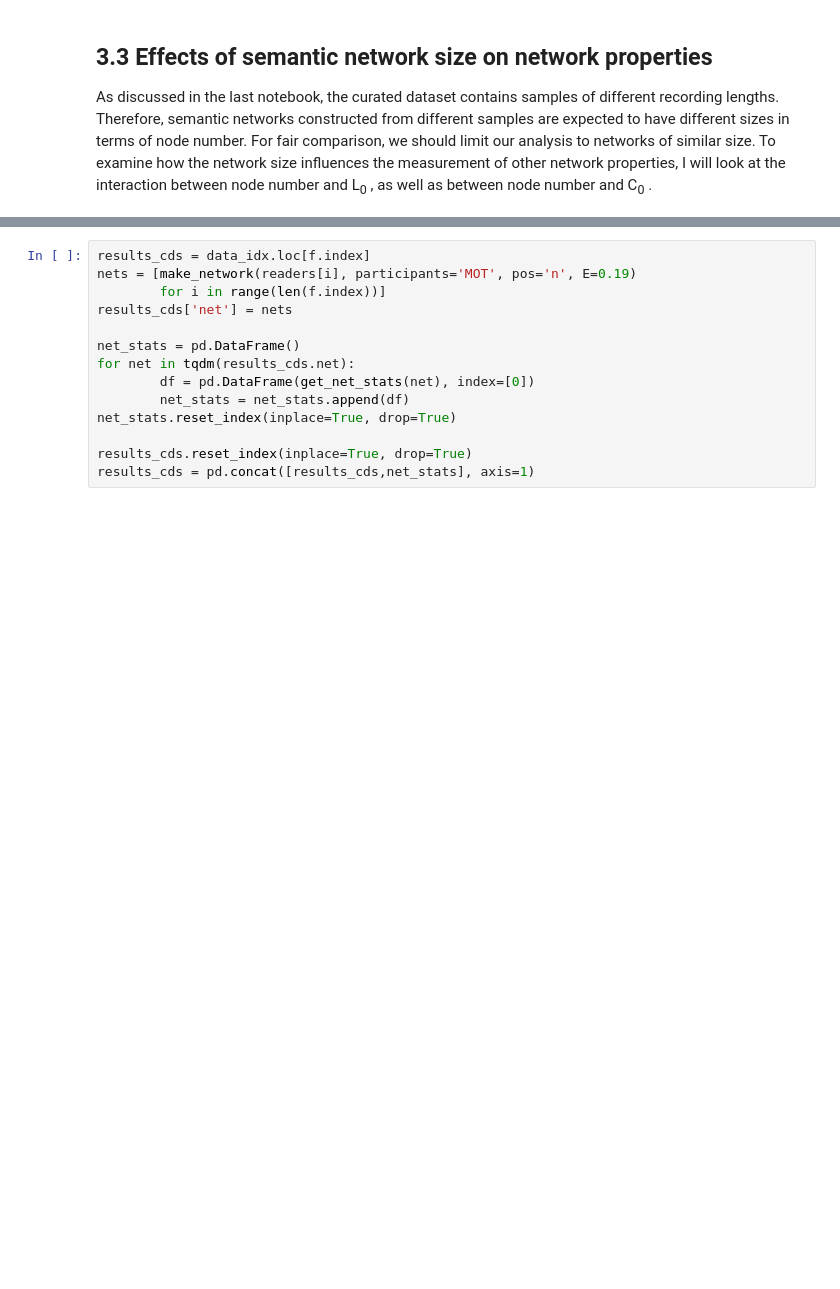
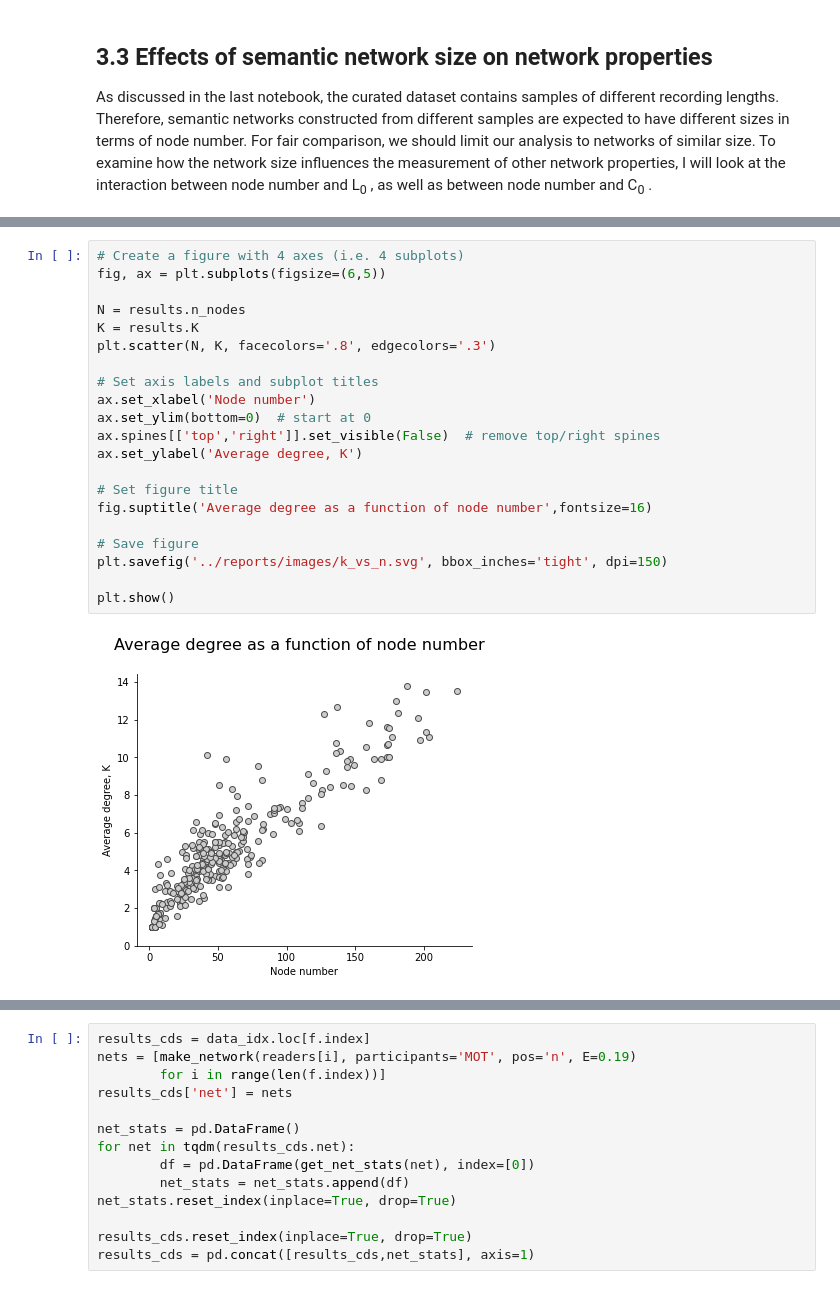
Before and after one commit to Data-Science-for-Linguists-2022/Child-Vocab-Development, a Jupyter notebook: code/vocabulary_analysis.ipynb, the cells around one changed output, grey strips where cells are left out. Drawn from its saved outputs; the diff is of its cells as text; blank space fills up the shorter version.

```diff
--- a/code/vocabulary_analysis.ipynb
+++ b/code/vocabulary_analysis.ipynb
@@ -496,0 +508,23 @@ Since the values of L<sub>0</sub> and C<sub>0</sub> become relatively unaffected
+# %%
+# Create a figure with 4 axes (i.e. 4 subplots)
+fig, ax = plt.subplots(figsize=(6,5))
+
+N = results.n_nodes
+K = results.K
+plt.scatter(N, K, facecolors='.8', edgecolors='.3')
+
+# Set axis labels and subplot titles
+ax.set_xlabel('Node number')
+ax.set_ylim(bottom=0)  # start at 0
+ax.spines[['top','right']].set_visible(False)  # remove top/right spines
+ax.set_ylabel('Average degree, K')
+
+# Set figure title
+fig.suptitle('Average degree as a function of node number',fontsize=16)
+
+# Save figure
+plt.savefig('../reports/images/k_vs_n.svg', bbox_inches='tight', dpi=150)
+
+plt.show()
+# %% [output]
+[figure, added]
```
Also changed, not shown: parts of 30 cells of this notebook.
